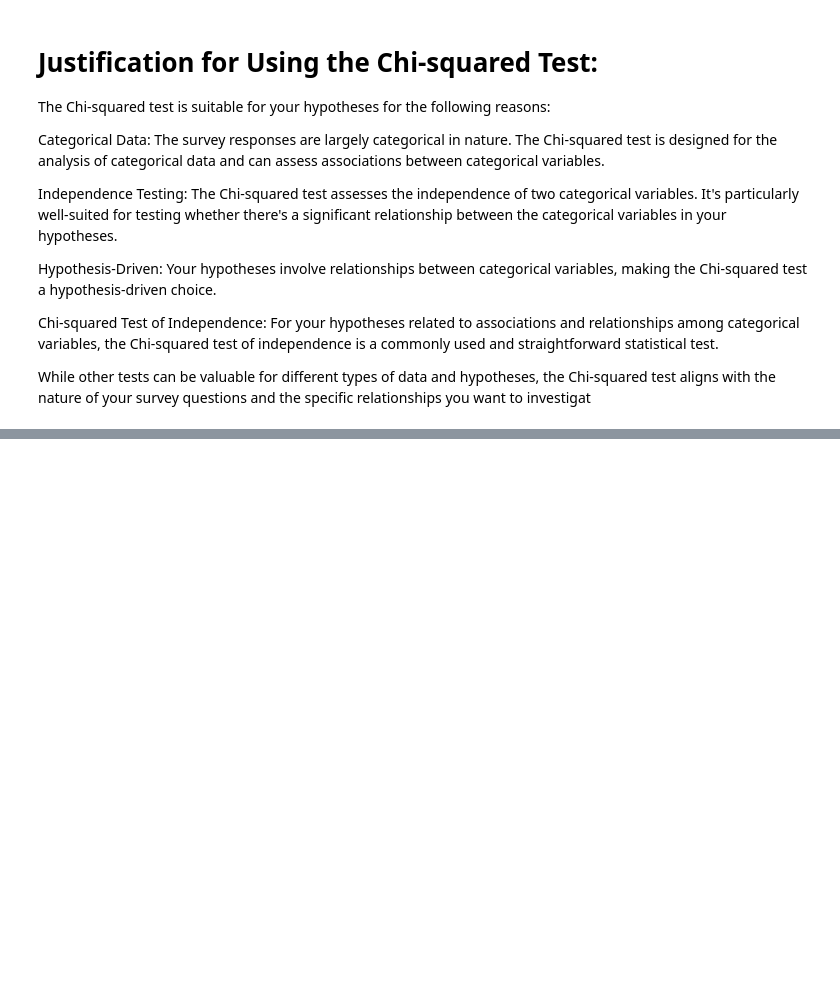
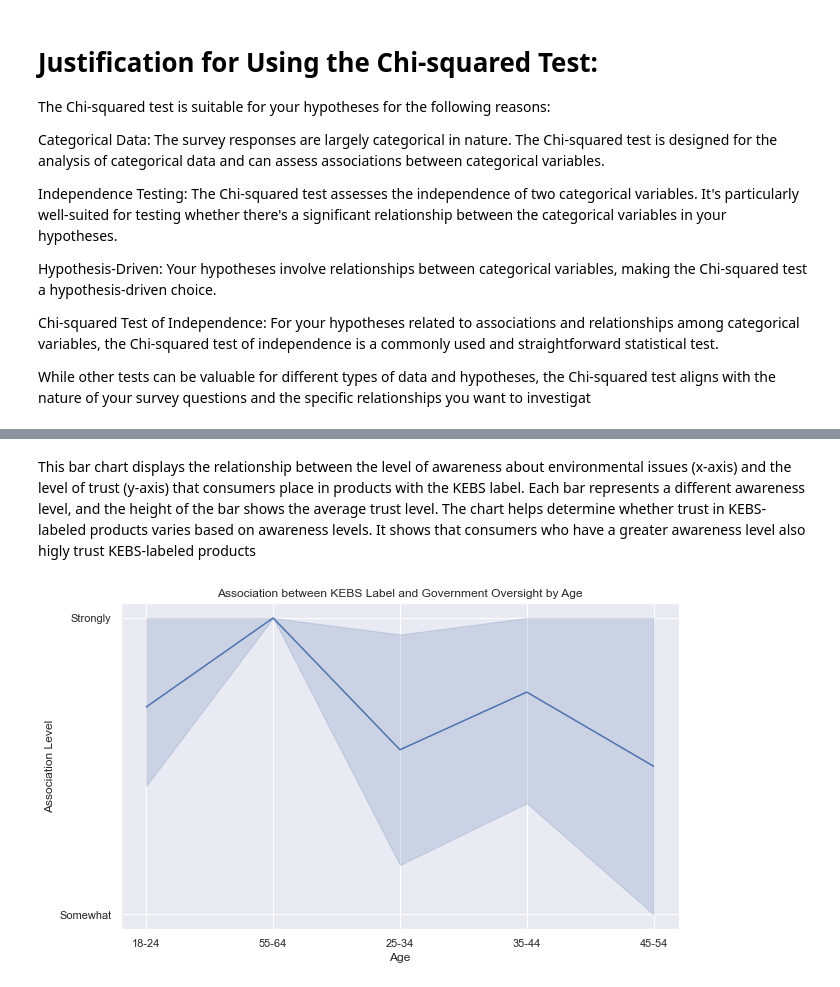
Before and after one commit to Stoichiometrical/Survey_Data_Analysis, a Jupyter notebook: survery_analysis.ipynb, the cells around one changed output, grey strips where cells are left out. Saved outputs shown, nothing was run; the diff lists cells and outputs as text; code cells hidden in the pictures; blank space fills up the shorter version.

```diff
--- a/survery_analysis.ipynb
+++ b/survery_analysis.ipynb
@@ -270,0 +308,13 @@ While other tests can be valuable for different types of data and hypotheses, th
+# %% [markdown]
+This bar chart displays the relationship between the level of awareness about environmental issues (x-axis) and the level of trust (y-axis) that consumers place in products with the KEBS label. Each bar represents a different awareness level, and the height of the bar shows the average trust level. The chart helps determine whether trust in KEBS-labeled products varies based on awareness levels.
+It shows that consumers who have a greater awareness level also higly trust KEBS-labeled products
+# %%
+# Create the line chart
+plt.figure(figsize=(10, 6))
+sns.lineplot(x='What is your age?', y='To what extent do you associate the KEBS label with government oversight and regulation?', data=df)
+plt.xlabel('Age')
+plt.ylabel('Association Level')
+plt.title('Association between KEBS Label and Government Oversight by Age')
+plt.show()
+# %% [output]
+[figure, added]
```
Also changed, not shown: parts of 9 cells of this notebook.
